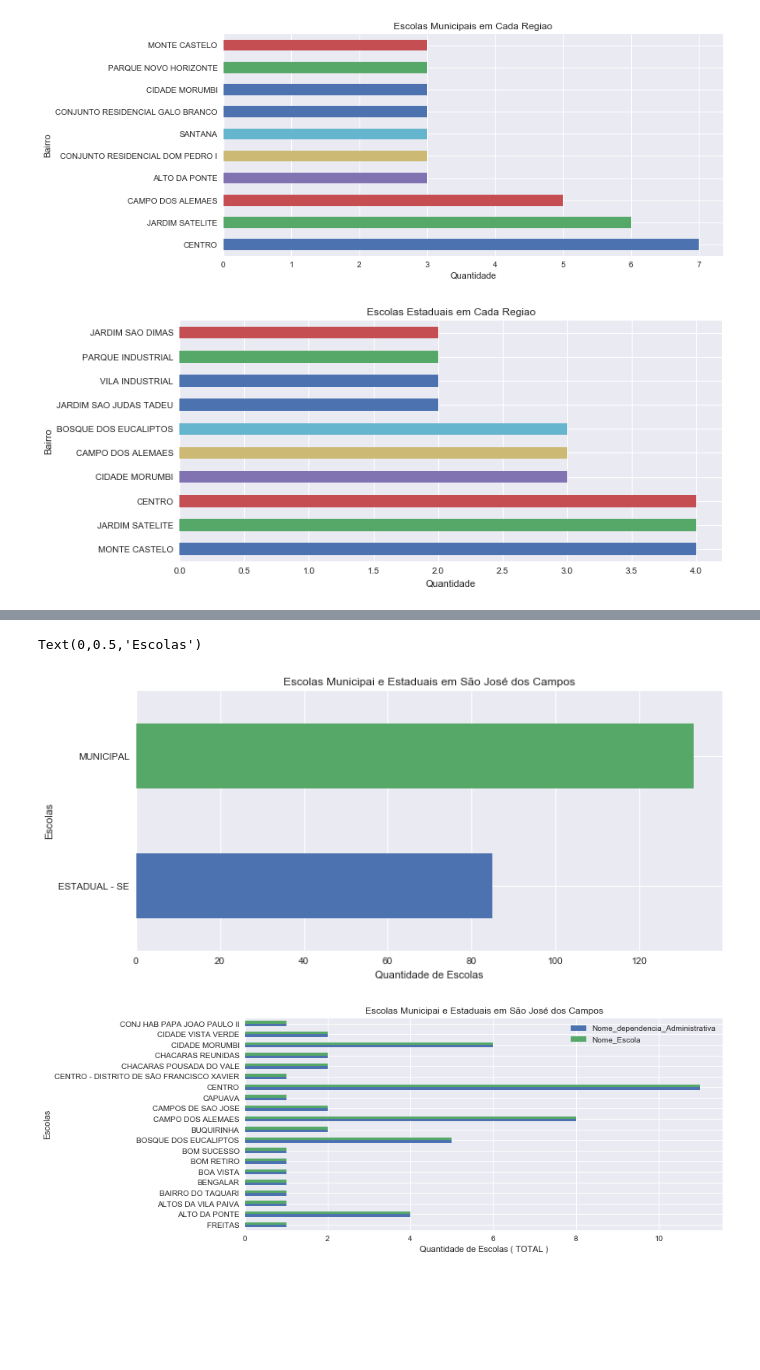
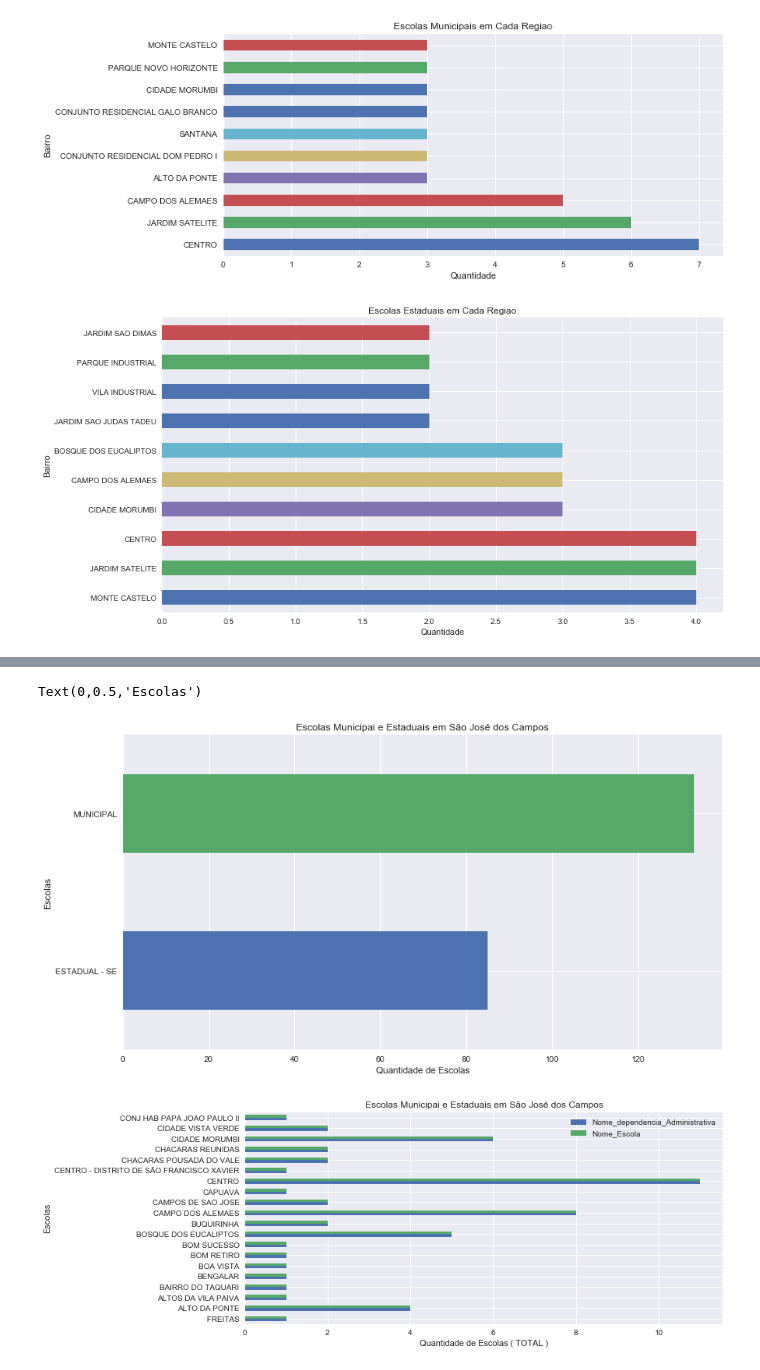
Before and after one commit to WanderWashington/AnaliseEscolasSJC, a Jupyter notebook: TrabalhoFinalEscola.ipynb, the cells around one changed output, grey strips where cells are left out. Cells and saved outputs as stored; diff of their text form; code cells hidden in the pictures; blank space fills up the shorter version.

```diff
--- a/TrabalhoFinalEscola.ipynb
+++ b/TrabalhoFinalEscola.ipynb
@@ -646,12 +640,12 @@ totalestadual =  est.groupby('Bairro')['Nome_Escola'].count()
 # %%
-est['Bairro'].value_counts().head(10).plot(kind='barh',figsize=(11,5),grid=True, rot=0)
+est['Bairro'].value_counts().head(10).plot(kind='barh',figsize=(13,7),grid=True, rot=0)
 
 plt.title("Escolas Estaduais em Cada Regiao")
 plt.xlabel("Quantidade")
 plt.ylabel("Bairro")
 plt.show()
 # %% [output]
-[figure, old version]
+[figure, new version]
 # %%
 todasescolas=pd.concat([mnp,est],axis=0) #juntando os dataframes de escola Estudual e Municipal em um mesmo arquivo
 # %%
@@ -685,5 +679,5 @@ z=todasescolas.groupby(['Bairro','Nome_dependencia_Administrativa']).count()
 # %%
-todasescolas.groupby('Nome_dependencia_Administrativa')['Bairro'].count().head(10).plot(kind='barh',figsize=(11,5), grid=True, rot=0)
+todasescolas.groupby('Nome_dependencia_Administrativa')['Bairro'].count().head(10).plot(kind='barh',figsize=(13,7), grid=True, rot=0)
 plt.title("Escolas Municipai e Estaduais em São José dos Campos")
 
 
@@ -691,7 +685,7 @@ plt.xlabel("Quantidade de Escolas")
 plt.ylabel("Escolas")
 # %% [output]
 Text(0,0.5,'Escolas')
-[figure, old version]
+[figure, new version]
 # %%
 
 #Pequena amostra das escolas em São José dos Campos, mostrando quais os bairros com maior numero de escolas.
```
Also changed, not shown: parts of 119 cells of this notebook.
